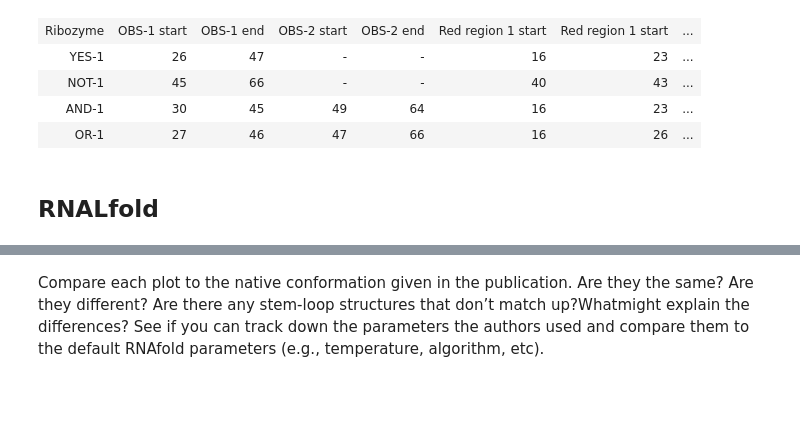
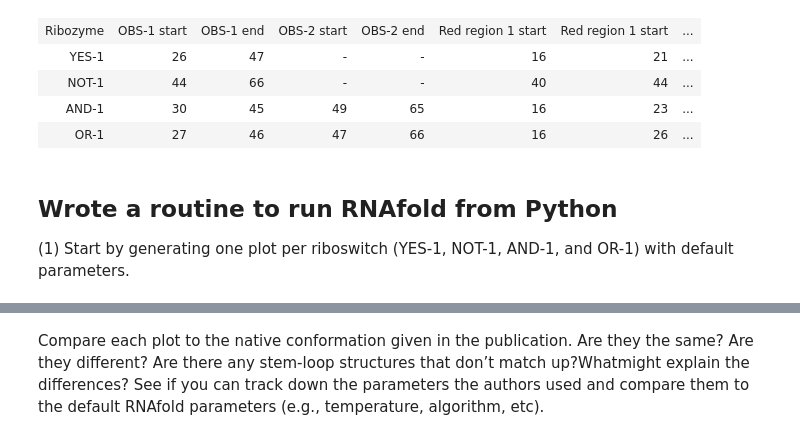
Before and after one commit to nathan2wong/computational_biology_BioE131, a Jupyter notebook: lab5/lab5.ipynb, the cells around one changed output, grey strips where cells are left out. Saved outputs shown, nothing was run; the diff lists cells and outputs as text; code cells hidden in the pictures; blank space fills up the shorter version.

Commit message:
started formatting

```diff
--- a/lab5/lab5.ipynb
+++ b/lab5/lab5.ipynb
@@ -45,18 +35,19 @@ OperationalError: near ")": syntax error
 # %%
 from IPython.display import HTML, display
 import tabulate
 table = [["Ribozyme", "OBS-1 start", "OBS-1 end", "OBS-2 start", "OBS-2 end", "Red region 1 start", "Red region 1 start", "Red region 2 start", "Red region 2 end"],
-        ["YES-1",26,47,"-","-",16, 23,70,77],
-         ["NOT-1",45, 66,"-","-", 40, 43,74,77],
-         ["AND-1",30,45,49,64,16,23,70,77],
-         ["OR-1",27,46,47,66,16,26,67,77]]
+        ["YES-1", 26, 47,"-","-", 16, 21, 49, 54],
+         ["NOT-1", 44, 66,"-","-", 40, 44, 74,78],
+         ["AND-1", 30, 45, 49, 65, 16, 23, 70, 77],
+         ["OR-1", 27, 46, 47, 66, 16, 26, 67, 77]]
 display(HTML(tabulate.tabulate(table, tablefmt='html')))
 # %% [output]
 | Ribozyme | OBS-1 start | OBS-1 end | OBS-2 start | OBS-2 end | Red region 1 start | Red region 1 start | ... |
-| YES-1 | 26 | 47 | - | - | 16 | 23 | ... |
-| NOT-1 | 45 | 66 | - | - | 40 | 43 | ... |
-| AND-1 | 30 | 45 | 49 | 64 | 16 | 23 | ... |
+| YES-1 | 26 | 47 | - | - | 16 | 21 | ... |
+| NOT-1 | 44 | 66 | - | - | 40 | 44 | ... |
+| AND-1 | 30 | 45 | 49 | 65 | 16 | 23 | ... |
 | OR-1 | 27 | 46 | 47 | 66 | 16 | 26 | ... |
-# %% [markdown]
-## RNALfold
+# %% [markdown]
+## Wrote a routine to run RNAfold from Python
+(1) Start by generating one plot per riboswitch (YES-1, NOT-1, AND-1, and OR-1) with default parameters.
 # %%
```
Also changed, not shown: parts of 14 cells of this notebook, 1 other file.
